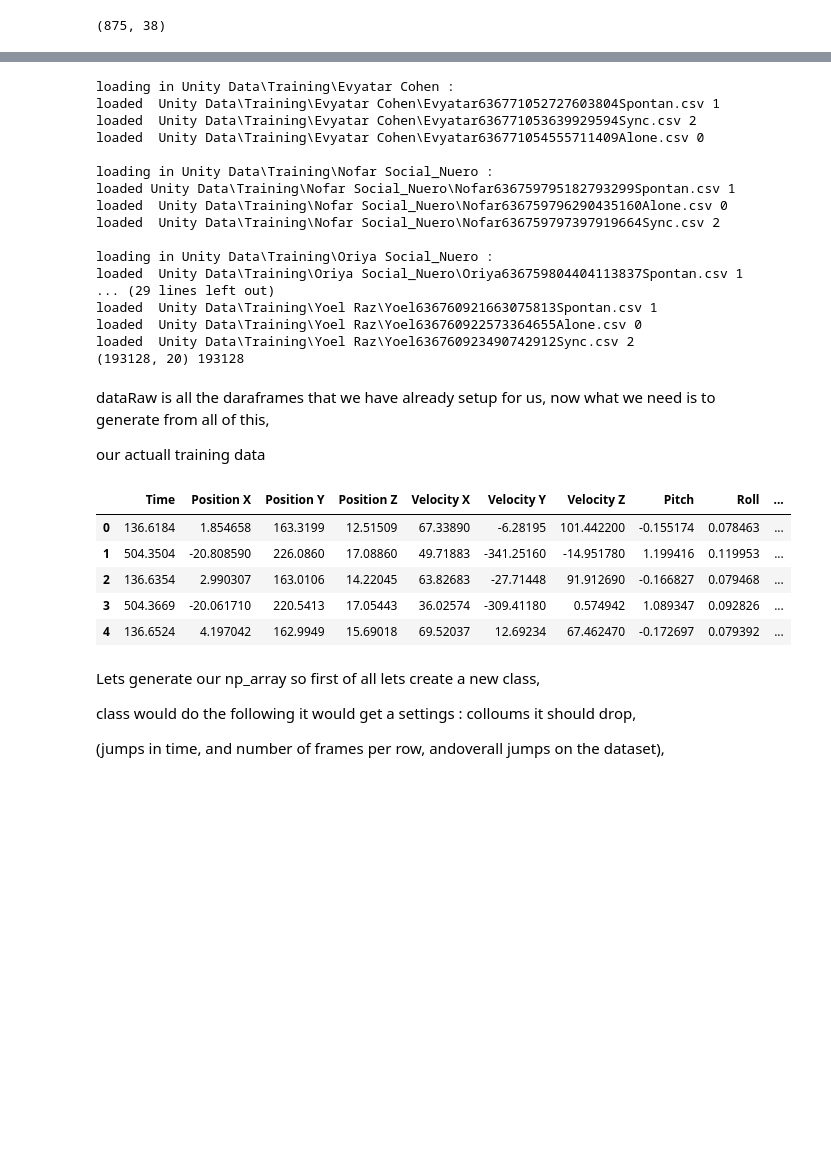
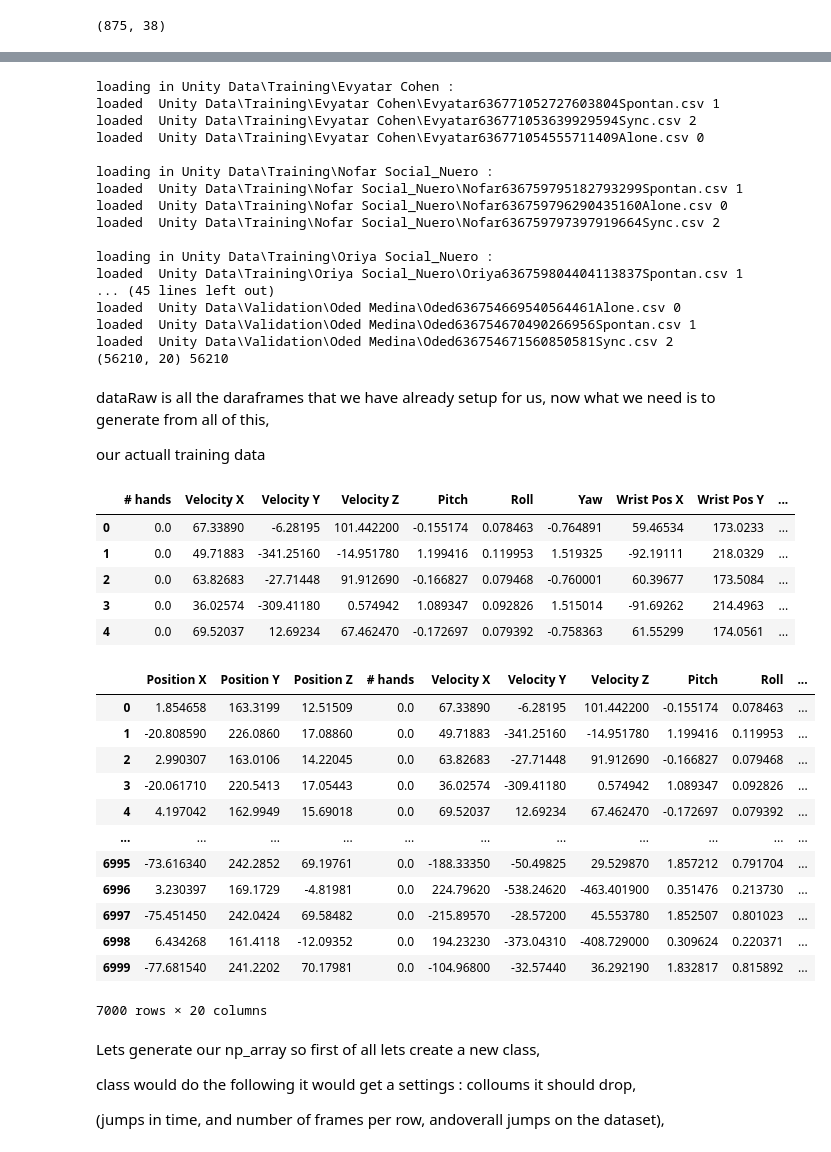
Before and after one commit to mike-tr/ML_uni_project, a Jupyter notebook: hands.ipynb, the cells around one changed output, grey strips where cells are left out. Drawn from its saved outputs; the diff is of its cells as text; code cells hidden in the pictures; blank space fills up the shorter version.

```diff
--- a/hands.ipynb
+++ b/hands.ipynb
@@ -126,7 +124,8 @@ class DataLoader:
         self.dataMerged = pd.concat(li, axis=0, sort=False)
         print(self.dataMerged.shape, v)
 # %%
-training = DataLoader('Unity Data\Training')
+trainSet = DataLoader('Unity Data\Training')
+testSet = DataLoader('Unity Data\Validation')
 # %% [output]
 loading in Unity Data\Training\Evyatar Cohen :
 loaded  Unity Data\Training\Evyatar Cohen\Evyatar636771052727603804Spontan.csv 1
@@ -134,16 +133,16 @@ loaded  Unity Data\Training\Evyatar Cohen\Evyatar636771053639929594Sync.csv 2
 loaded  Unity Data\Training\Evyatar Cohen\Evyatar636771054555711409Alone.csv 0
 
 loading in Unity Data\Training\Nofar Social_Nuero :
-loaded Unity Data\Training\Nofar Social_Nuero\Nofar636759795182793299Spontan.csv 1
+loaded  Unity Data\Training\Nofar Social_Nuero\Nofar636759795182793299Spontan.csv 1
 loaded  Unity Data\Training\Nofar Social_Nuero\Nofar636759796290435160Alone.csv 0
 loaded  Unity Data\Training\Nofar Social_Nuero\Nofar636759797397919664Sync.csv 2
 
 loading in Unity Data\Training\Oriya Social_Nuero :
 loaded  Unity Data\Training\Oriya Social_Nuero\Oriya636759804404113837Spontan.csv 1
-... (29 lines left out)
-loaded  Unity Data\Training\Yoel Raz\Yoel636760921663075813Spontan.csv 1
-loaded  Unity Data\Training\Yoel Raz\Yoel636760922573364655Alone.csv 0
-loaded  Unity Data\Training\Yoel Raz\Yoel636760923490742912Sync.csv 2
-(193128, 20) 193128
+... (45 lines left out)
+loaded  Unity Data\Validation\Oded Medina\Oded636754669540564461Alone.csv 0
+loaded  Unity Data\Validation\Oded Medina\Oded636754670490266956Spontan.csv 1
+loaded  Unity Data\Validation\Oded Medina\Oded636754671560850581Sync.csv 2
+(56210, 20) 56210
 # %%
 data = pd.DataFrame
@@ -152,15 +151,33 @@ data = training.dataMerged
 dataRaw is all the daraframes that we have already setup for us, now what we need is to generate from all of this,
 
 our actuall training data
-# %%
-training.dataRaw[4].head(5)
-# %% [output]
-|  | Time | Position X | Position Y | Position Z | Velocity X | Velocity Y | Velocity Z | Pitch | Roll | ... |
-| 0 | 136.6184 | 1.854658 | 163.3199 | 12.51509 | 67.33890 | -6.28195 | 101.442200 | -0.155174 | 0.078463 | ... |
-| 1 | 504.3504 | -20.808590 | 226.0860 | 17.08860 | 49.71883 | -341.25160 | -14.951780 | 1.199416 | 0.119953 | ... |
-| 2 | 136.6354 | 2.990307 | 163.0106 | 14.22045 | 63.82683 | -27.71448 | 91.912690 | -0.166827 | 0.079468 | ... |
-| 3 | 504.3669 | -20.061710 | 220.5413 | 17.05443 | 36.02574 | -309.41180 | 0.574942 | 1.089347 | 0.092826 | ... |
-| 4 | 136.6524 | 4.197042 | 162.9949 | 15.69018 | 69.52037 | 12.69234 | 67.462470 | -0.172697 | 0.079392 | ... |
+# %%
+k = trainSet.dataRaw[4]
+w = k.iloc[:,[1,2,3]]
+k = k.drop(k.columns[[1,2,3]], axis=1)
+k.head()
+k = pd.concat([w.reset_index(drop=True), k.reset_index(drop=True)], axis=1)
+k
+# %% [output]
+|  | # hands | Velocity X | Velocity Y | Velocity Z | Pitch | Roll | Yaw | Wrist Pos X | Wrist Pos Y | ... |
+| 0 | 0.0 | 67.33890 | -6.28195 | 101.442200 | -0.155174 | 0.078463 | -0.764891 | 59.46534 | 173.0233 | ... |
+| 1 | 0.0 | 49.71883 | -341.25160 | -14.951780 | 1.199416 | 0.119953 | 1.519325 | -92.19111 | 218.0329 | ... |
+| 2 | 0.0 | 63.82683 | -27.71448 | 91.912690 | -0.166827 | 0.079468 | -0.760001 | 60.39677 | 173.5084 | ... |
+| 3 | 0.0 | 36.02574 | -309.41180 | 0.574942 | 1.089347 | 0.092826 | 1.515014 | -91.69262 | 214.4963 | ... |
+| 4 | 0.0 | 69.52037 | 12.69234 | 67.462470 | -0.172697 | 0.079392 | -0.758363 | 61.55299 | 174.0561 | ... |
+|  | Position X | Position Y | Position Z | # hands | Velocity X | Velocity Y | Velocity Z | Pitch | Roll | ... |
+| 0 | 1.854658 | 163.3199 | 12.51509 | 0.0 | 67.33890 | -6.28195 | 101.442200 | -0.155174 | 0.078463 | ... |
+| 1 | -20.808590 | 226.0860 | 17.08860 | 0.0 | 49.71883 | -341.25160 | -14.951780 | 1.199416 | 0.119953 | ... |
+| 2 | 2.990307 | 163.0106 | 14.22045 | 0.0 | 63.82683 | -27.71448 | 91.912690 | -0.166827 | 0.079468 | ... |
+| 3 | -20.061710 | 220.5413 | 17.05443 | 0.0 | 36.02574 | -309.41180 | 0.574942 | 1.089347 | 0.092826 | ... |
+| 4 | 4.197042 | 162.9949 | 15.69018 | 0.0 | 69.52037 | 12.69234 | 67.462470 | -0.172697 | 0.079392 | ... |
+| ... | ... | ... | ... | ... | ... | ... | ... | ... | ... | ... |
+| 6995 | -73.616340 | 242.2852 | 69.19761 | 0.0 | -188.33350 | -50.49825 | 29.529870 | 1.857212 | 0.791704 | ... |
+| 6996 | 3.230397 | 169.1729 | -4.81981 | 0.0 | 224.79620 | -538.24620 | -463.401900 | 0.351476 | 0.213730 | ... |
+| 6997 | -75.451450 | 242.0424 | 69.58482 | 0.0 | -215.89570 | -28.57200 | 45.553780 | 1.852507 | 0.801023 | ... |
+| 6998 | 6.434268 | 161.4118 | -12.09352 | 0.0 | 194.23230 | -373.04310 | -408.729000 | 0.309624 | 0.220371 | ... |
+| 6999 | -77.681540 | 241.2202 | 70.17981 | 0.0 | -104.96800 | -32.57440 | 36.292190 | 1.832817 | 0.815892 | ... |
+7000 rows × 20 columns
 # %% [markdown]
 Lets generate our np_array so first of all lets create a new class,
 
```
Also changed, not shown: parts of 25 cells of this notebook, 2 other files.
